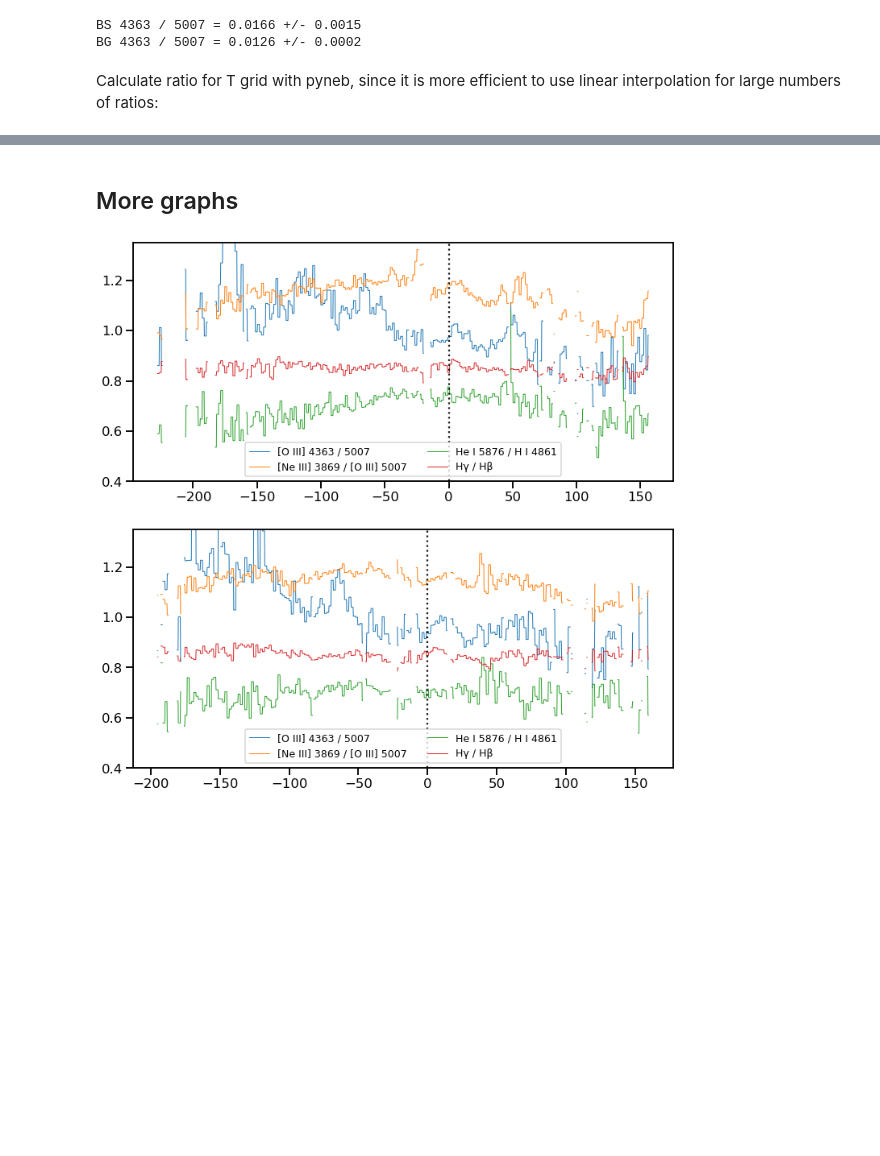
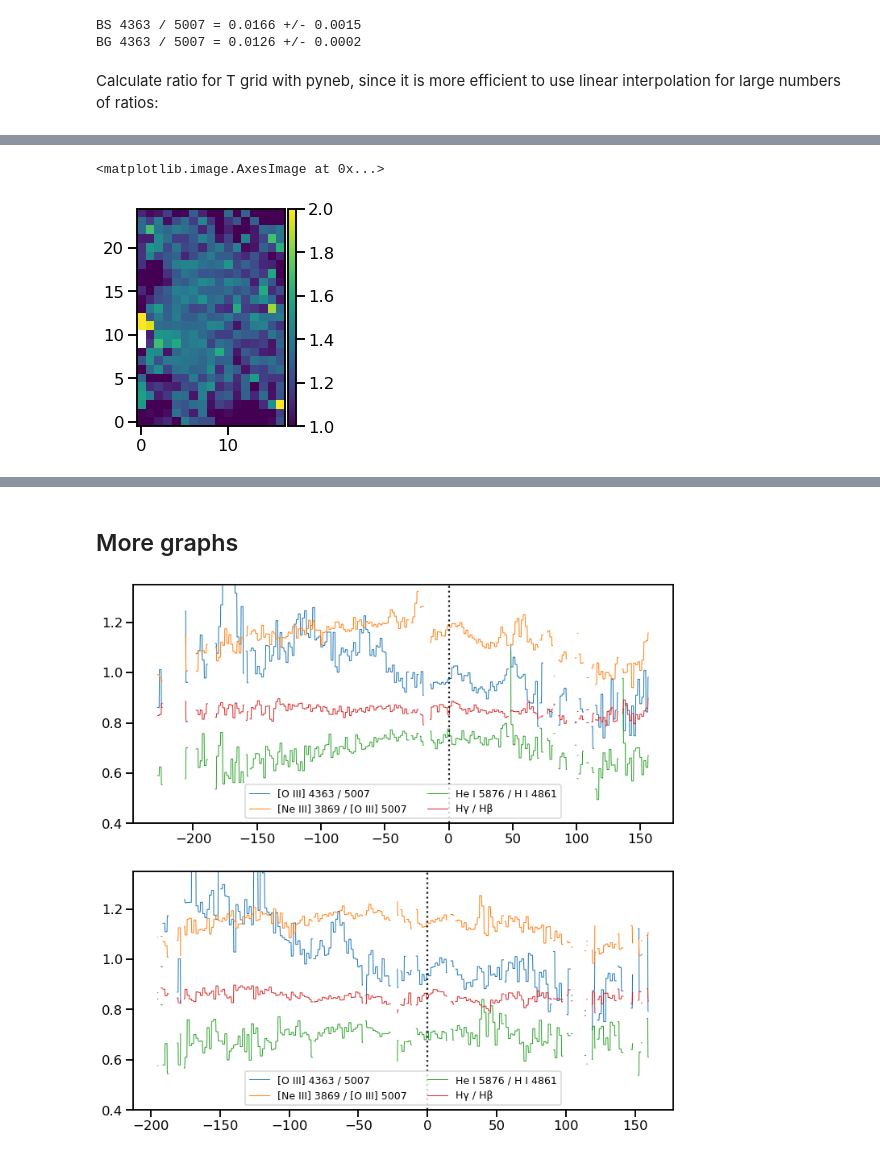
Before and after one commit to will-henney/muse-hii-regions, a Jupyter notebook: notebooks/10-01-ngc346-fors1-spatial-profiles.ipynb, the cells around one changed output, grey strips where cells are left out. Drawn from its saved outputs; the diff is of its cells as text; code cells hidden in the pictures; blank space fills up the shorter version.

```diff
--- a/notebooks/10-01-ngc346-fors1-spatial-profiles.ipynb
+++ b/notebooks/10-01-ngc346-fors1-spatial-profiles.ipynb
@@ -713,0 +754,5 @@ fig.savefig("../figs/ngc346-bowshock-T-oiii-ariv.pdf");
+# %%
+(im4711[yslice, xslice].rebin(4) / im4740[yslice, xslice].rebin(4)).plot(vmin=1.0, vmax=2.0, colorbar="v")
+# %% [output]
+<matplotlib.image.AxesImage at 0x...>
+[figure, added]
```
Also changed, not shown: parts of 12 cells of this notebook, 7 other files.
